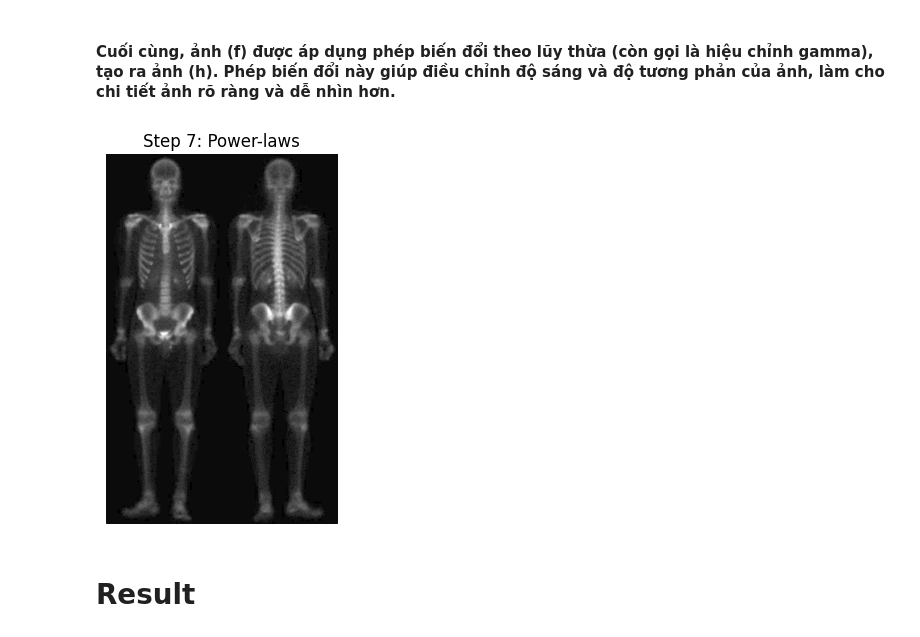
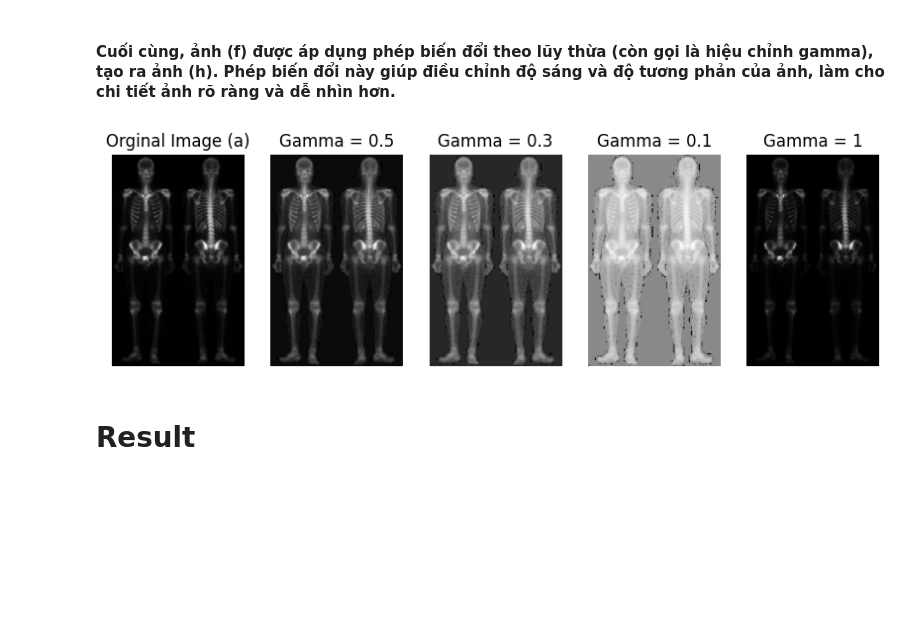
Before and after one commit to levanduy093-work/project2_Nhom10, a Jupyter notebook: Project_2.ipynb, the cells around one changed output. Drawn from its saved outputs; the diff is of its cells as text; code cells hidden in the pictures; blank space fills up the shorter version.

```diff
--- a/Project_2.ipynb
+++ b/Project_2.ipynb
@@ -159,18 +159,53 @@ plt.show()
 # Step 7: Power-law
 # %% [markdown]
 #### Cuối cùng, ảnh (f) được áp dụng phép biến đổi theo lũy thừa (còn gọi là hiệu chỉnh gamma), tạo ra ảnh (h). Phép biến đổi này giúp điều chỉnh độ sáng và độ tương phản của ảnh, làm cho chi tiết ảnh rõ ràng và dễ nhìn hơn.
-# %%
-# Đặt c và gamma
-c = 1
-gamma = 0.5
-# Áp dụng power-law
-s7_img = c * (s6_img**gamma)
-plt.imshow(s7_img, cmap='gray')
-plt.title("Step 7: Power-laws")
-plt.axis('off')
-plt.show()
-# %% [output]
-[figure, removed]
+# %%
+# Đặt c và gamma
+c = 1
+gamma = 0.5
+gamma_1 = 0.3
+gamma_2 = 0.1
+gamma_3 = 1
+
+# Áp dụng power-law
+s7_img = c * (s6_img**gamma)
+
+s7_img_1 = c * (s6_img**gamma_1)
+
+s7_img_2 = c * (s6_img**gamma_2)
+
+s7_img_3 = c * (s6_img**gamma_3)
+
+plt.figure(figsize=(10,10))
+
+plt.subplot(1, 5, 1)
+plt.imshow(img, cmap='gray')
+plt.title("Orginal Image (a)")
+plt.axis('off')
+
+plt.subplot(1, 5, 2)
+plt.imshow(s7_img, cmap='gray')
+plt.title("Gamma = 0.5")
+plt.axis('off')
+
+plt.subplot(1, 5, 3)
+plt.imshow(s7_img_1, cmap='gray')
+plt.title("Gamma = 0.3")
+plt.axis('off')
+
+plt.subplot(1, 5, 4)
+plt.imshow(s7_img_2, cmap='gray')
+plt.title("Gamma = 0.1")
+plt.axis('off')
+
+plt.subplot(1, 5, 5)
+plt.imshow(s7_img_3, cmap='gray')
+plt.title("Gamma = 1")
+plt.axis('off')
+
+plt.show()
+# %% [output]
+[figure, added]
 # %% [markdown]
 # Result
 # %%
```
Also changed, not shown: parts of 2 cells of this notebook, 2 other files.
